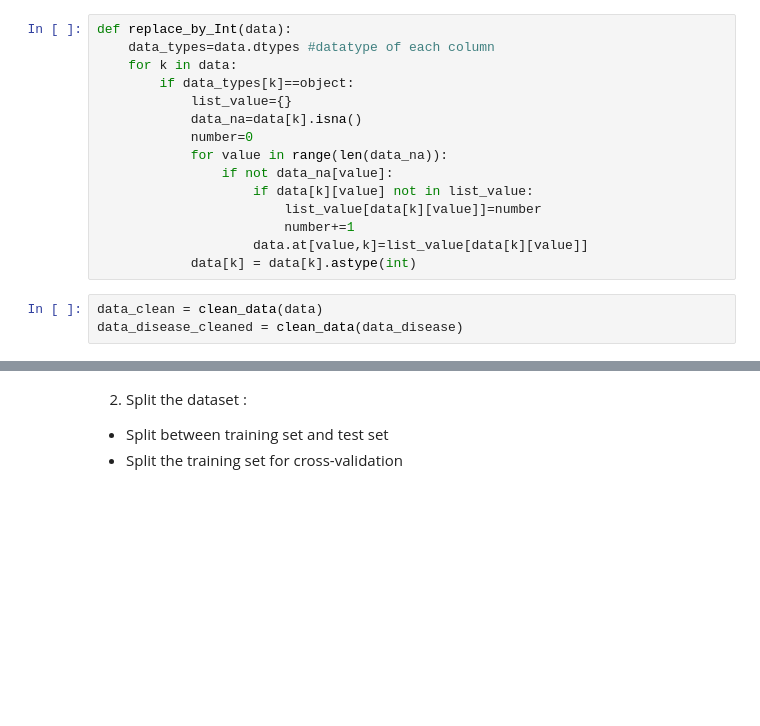
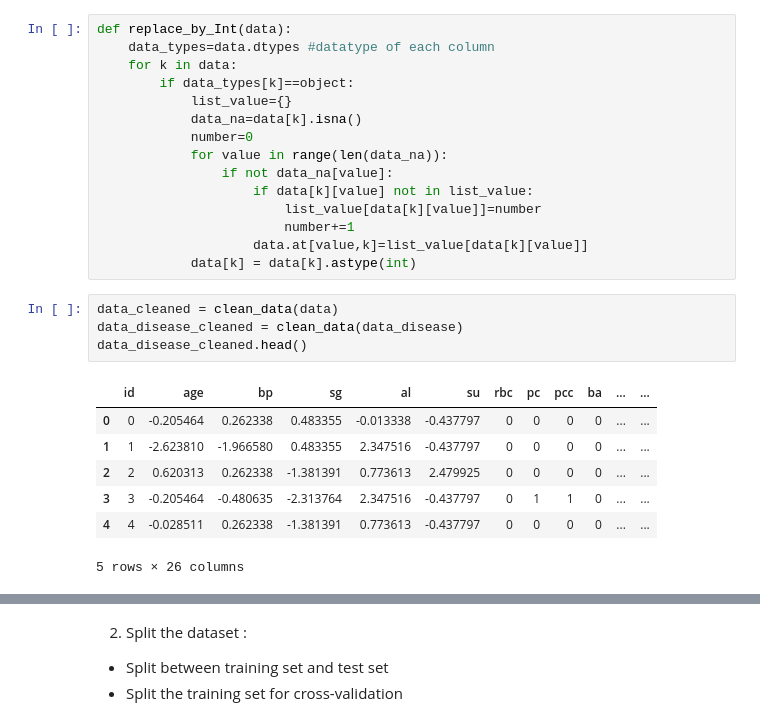
Before and after one commit to sellaziz/projet-ml-imta, a Jupyter notebook: binary-classification/BinaryClassificationProject.ipynb, the cells around one changed output, grey strips where cells are left out. Cells and saved outputs as stored; diff of their text form; blank space fills up the shorter version.

```diff
--- a/binary-classification/BinaryClassificationProject.ipynb
+++ b/binary-classification/BinaryClassificationProject.ipynb
@@ -185,5 +185,14 @@ def replace_by_Int(data):
                     data.at[value,k]=list_value[data[k][value]]
             data[k] = data[k].astype(int)
 # %%
-data_clean = clean_data(data)
+data_cleaned = clean_data(data)
 data_disease_cleaned = clean_data(data_disease)
+data_disease_cleaned.head()
+# %% [output]
+|  | id | age | bp | sg | al | su | rbc | pc | pcc | ba | ... | ... |
+| 0 | 0 | -0.205464 | 0.262338 | 0.483355 | -0.013338 | -0.437797 | 0 | 0 | 0 | 0 | ... | ... |
+| 1 | 1 | -2.623810 | -1.966580 | 0.483355 | 2.347516 | -0.437797 | 0 | 0 | 0 | 0 | ... | ... |
+| 2 | 2 | 0.620313 | 0.262338 | -1.381391 | 0.773613 | 2.479925 | 0 | 0 | 0 | 0 | ... | ... |
+| 3 | 3 | -0.205464 | -0.480635 | -2.313764 | 2.347516 | -0.437797 | 0 | 1 | 1 | 0 | ... | ... |
+| 4 | 4 | -0.028511 | 0.262338 | -1.381391 | 0.773613 | -0.437797 | 0 | 0 | 0 | 0 | ... | ... |
+5 rows × 26 columns
```
Also changed, not shown: parts of 4 cells of this notebook.
